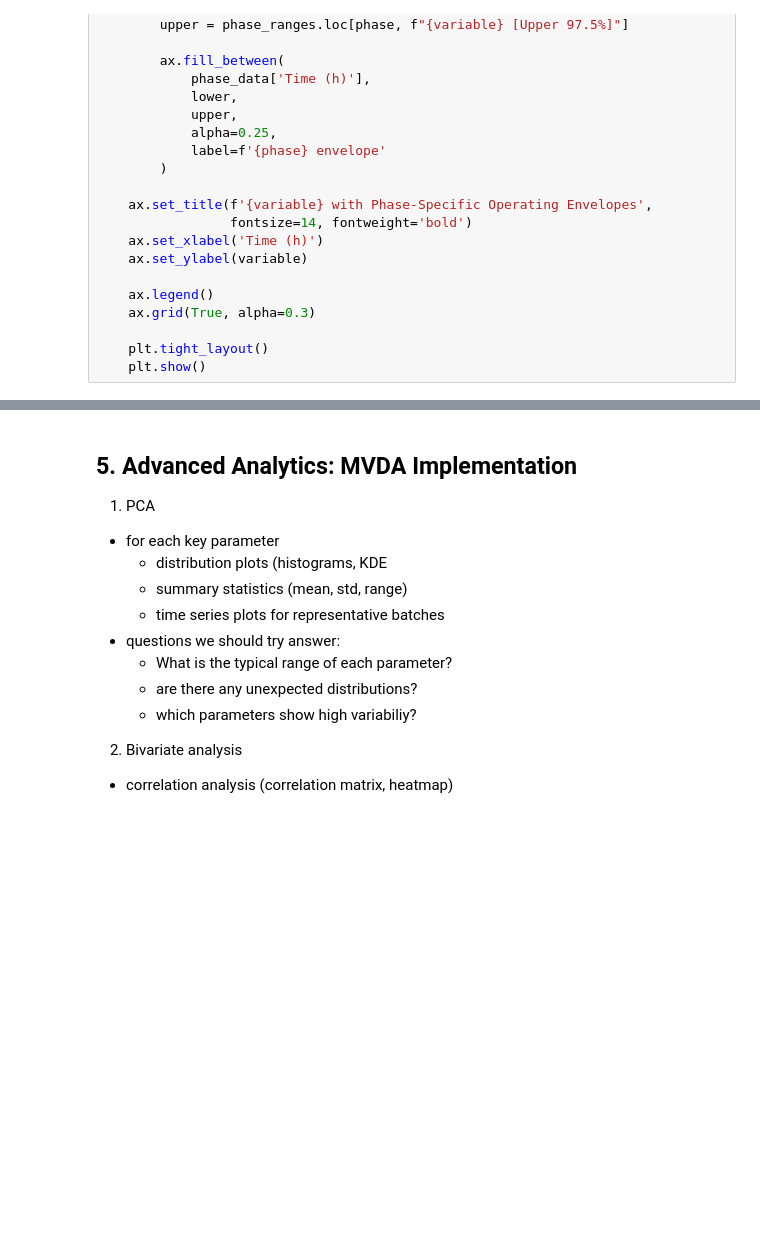
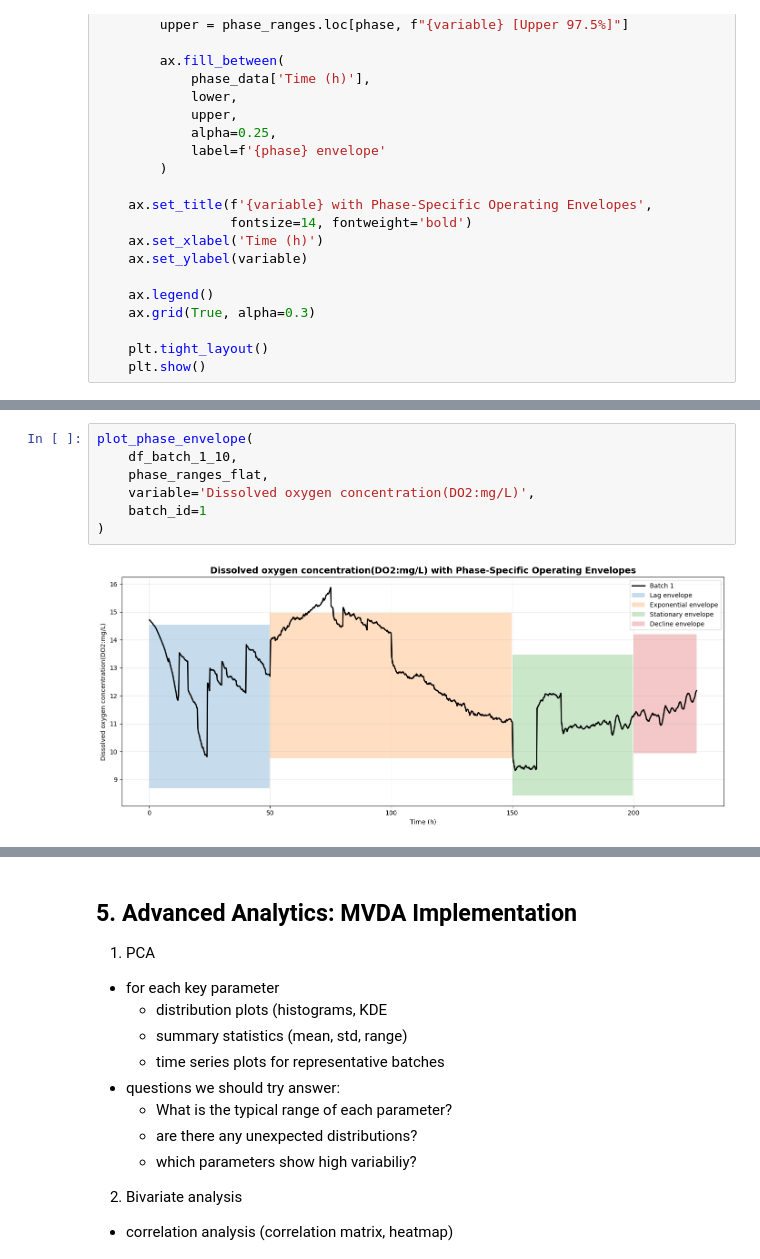
Before and after one commit to skerr17/programming-for-data-analytics, a Jupyter notebook: project/batch-data-analysis.ipynb, the cells around one changed output, grey strips where cells are left out. Saved outputs shown, nothing was run; the diff lists cells and outputs as text; blank space fills up the shorter version.

```diff
--- a/project/batch-data-analysis.ipynb
+++ b/project/batch-data-analysis.ipynb
@@ -858,0 +869,9 @@ plot_phase_envelope(
+# %%
+plot_phase_envelope(
+    df_batch_1_10,
+    phase_ranges_flat,
+    variable='Dissolved oxygen concentration(DO2:mg/L)',
+    batch_id=1
+)
+# %% [output]
+[figure, added]
```
Also changed, not shown: parts of 4 cells of this notebook.
